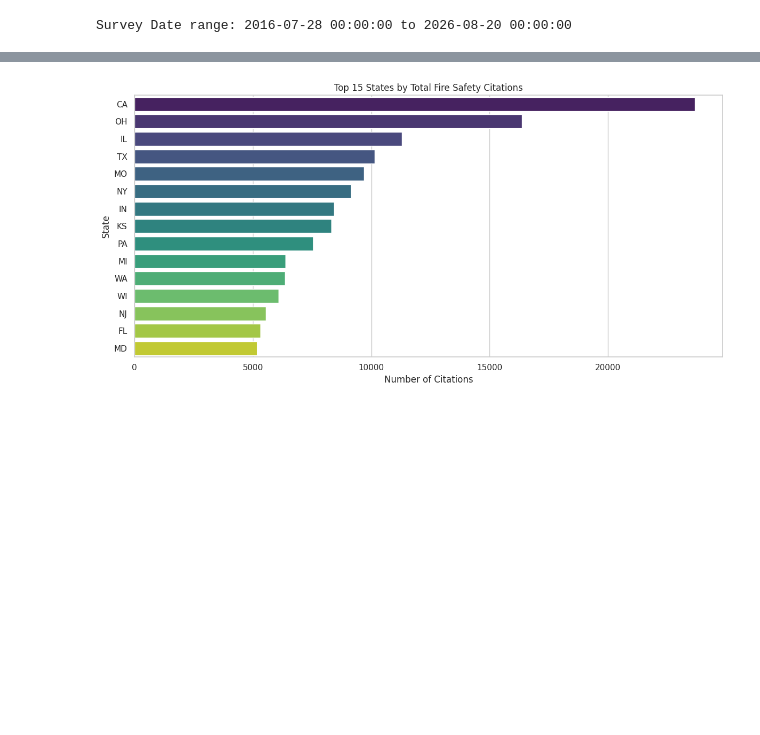
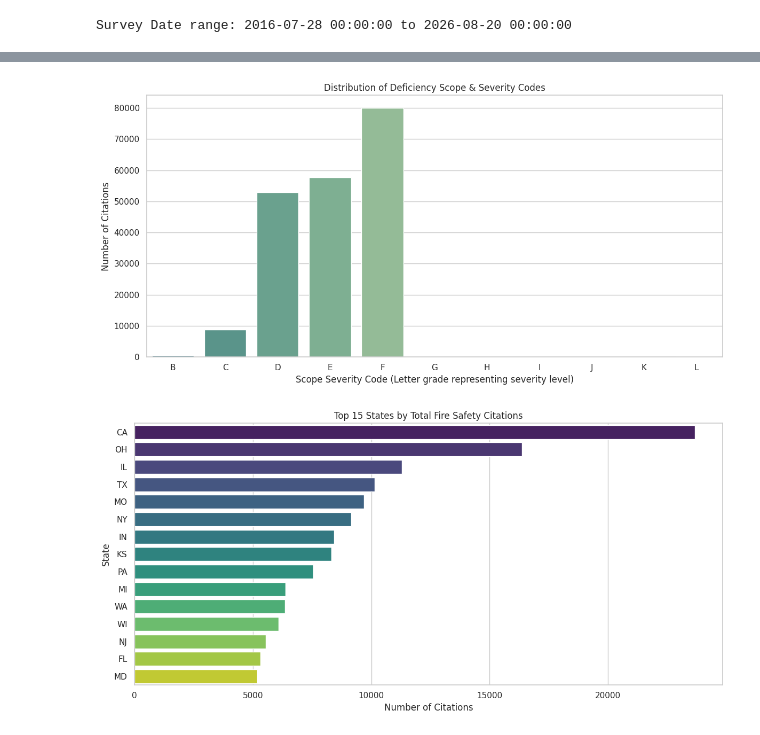
Before and after one commit to ak22137/DataScience, a Jupyter notebook: data_science3.ipynb, the cells around one changed output, grey strips where cells are left out. Drawn from its saved outputs; the diff is of its cells as text; code cells hidden in the pictures; blank space fills up the shorter version.

```diff
--- a/data_science3.ipynb
+++ b/data_science3.ipynb
@@ -61,3 +140,16 @@ Survey Date range: 2016-07-28 00:00:00 to 2026-08-20 00:00:00
+# %%
+# Use our reusable function to plot severity code distribution
+plot_distribution(
+    data=df,
+    column='Scope Severity Code',
+    title='Distribution of Deficiency Scope & Severity Codes',
+    xlabel='Scope Severity Code (Letter grade representing severity level)',
+    ylabel='Number of Citations',
+    palette='crest',
+    is_count_plot=True
+)
+# %% [output]
+[figure, added]
 # %%
 # 1. Top 15 States with the Most Citations
 plt.figure(figsize=(12, 6))
```
Also changed, not shown: parts of 10 cells of this notebook.
